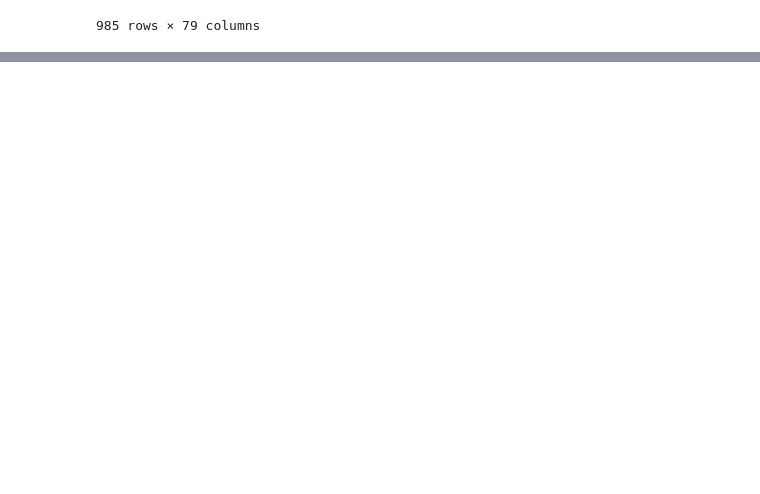
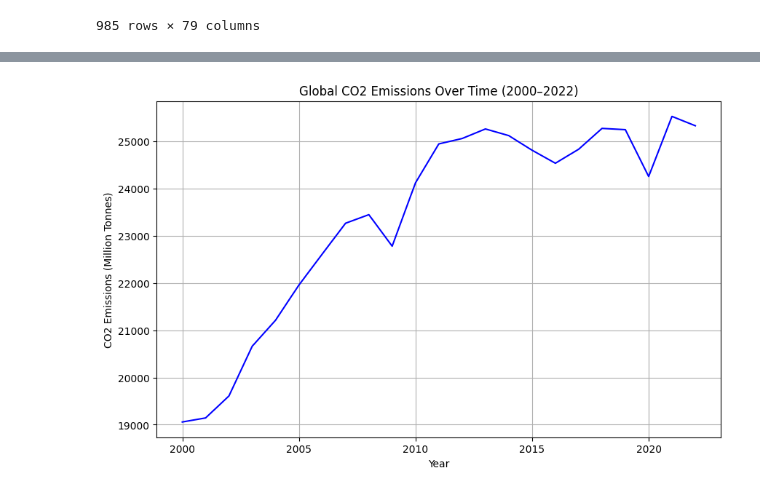
Before and after one commit to Emmanuel-km/Climate-Data-Analysis, a Jupyter notebook: Code-data-analysis/climate_data_anlysis.ipynb, the cells around one changed output, grey strips where cells are left out. Cells and saved outputs as stored; diff of their text form; code cells hidden in the pictures; blank space fills up the shorter version.

Commit message:
generated visualization on emissions over time

```diff
--- a/Code-data-analysis/climate_data_anlysis.ipynb
+++ b/Code-data-analysis/climate_data_anlysis.ipynb
@@ -114,0 +125,11 @@ df
+# %%
+global_co2 = df.groupby('year')['co2'].sum()
+plt.figure(figsize=(10, 6))
+global_co2.plot(kind='line', color='blue')
+plt.title('Global CO2 Emissions Over Time (2000–2022)')
+plt.xlabel('Year')
+plt.ylabel('CO2 Emissions (Million Tonnes)')
+plt.grid(True)
+plt.savefig('../visual images/global_co2.png')
+# %% [output]
+[figure, added]
```
Also changed, not shown: parts of 1 cell of this notebook, 1 other file.
